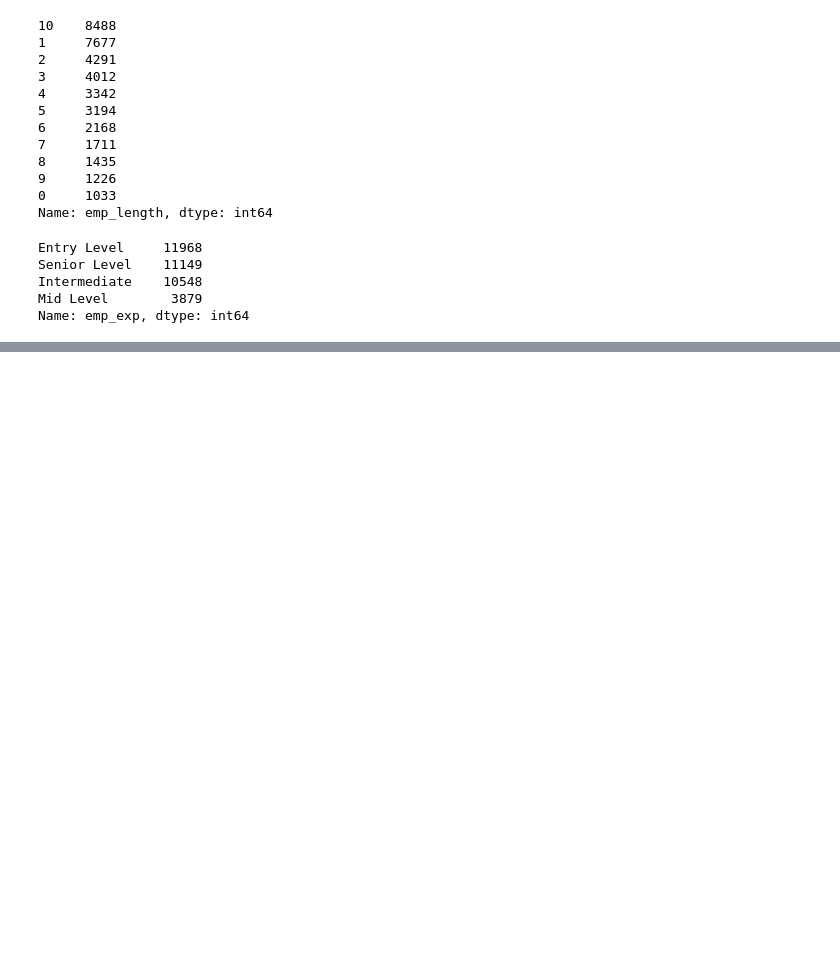
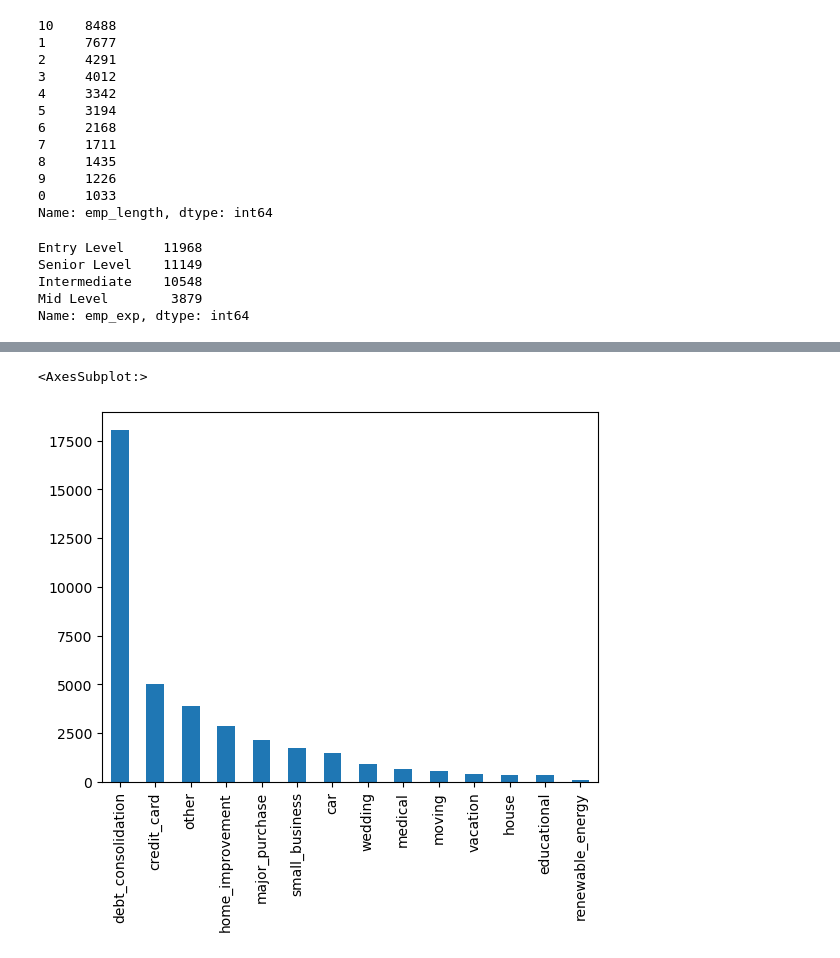
Before and after one commit to skkage/LendingClubCaseStudy, a Jupyter notebook: Lending-Club-Case-Study.ipynb, the cells around one changed output, grey strips where cells are left out. Cells and saved outputs as stored; diff of their text form; code cells hidden in the pictures; blank space fills up the shorter version.

```diff
--- a/Lending-Club-Case-Study.ipynb
+++ b/Lending-Club-Case-Study.ipynb
@@ -961,0 +1018,6 @@ Name: emp_exp, dtype: int64
+# %%
+# the purpose of debt_collection has got the highest no of loan requests.
+df_new['purpose'].value_counts().plot.bar()
+# %% [output]
+<AxesSubplot:>
+[figure, added]
```
Also changed, not shown: parts of 18 cells of this notebook, 1 other file.
